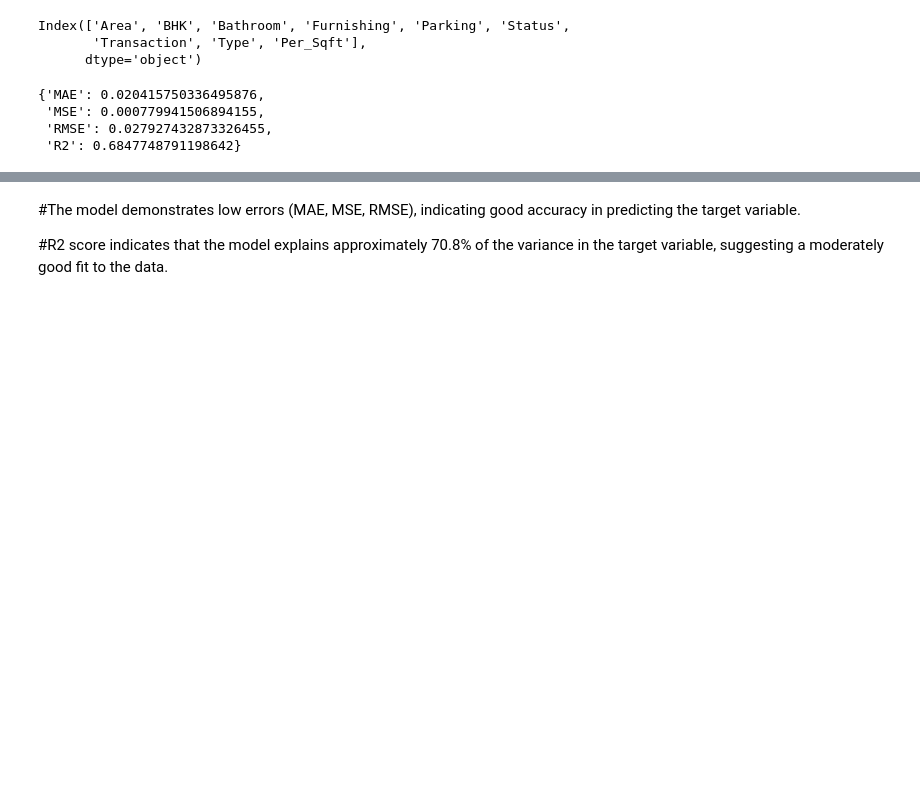
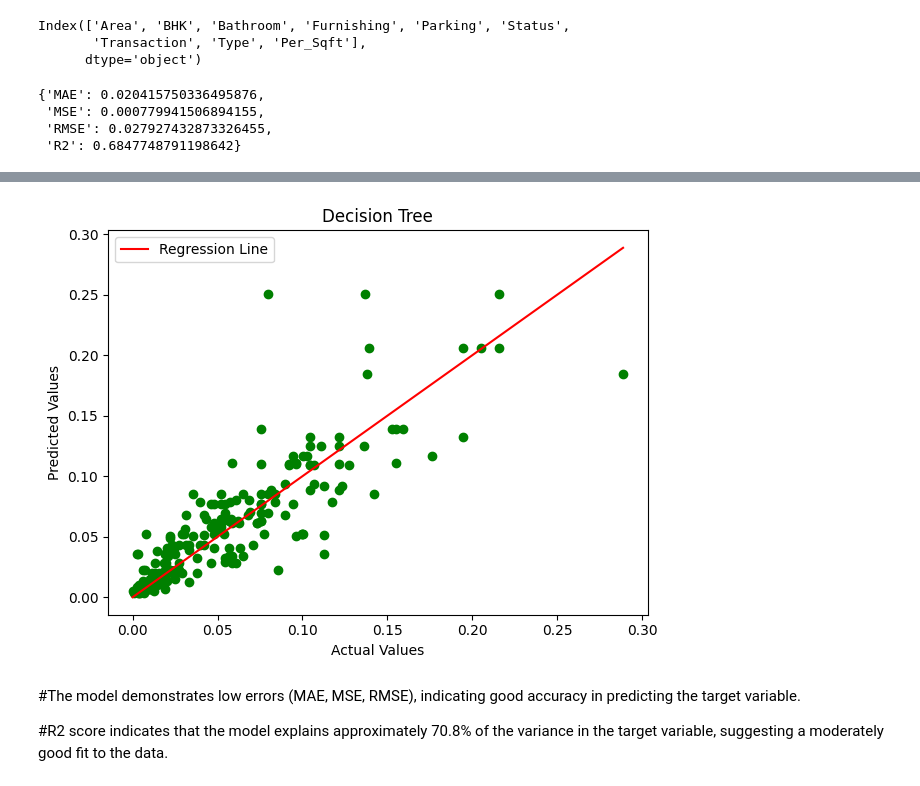
Before and after one commit to surajjorwar/Machine-Learning-Tasks-, a Jupyter notebook: regression(video4).ipynb, the cells around one changed output, grey strips where cells are left out. Cells and saved outputs as stored; diff of their text form; code cells hidden in the pictures; blank space fills up the shorter version.

```diff
--- a/regression(video4).ipynb
+++ b/regression(video4).ipynb
@@ -301,7 +301,7 @@ combined_columns1 = original_columns + list(ohe.get_feature_names_out(['Furnishi
 
 # Create DataFrame from combined data
 X_train_combined = pd.DataFrame(combined_data, columns=combined_columns)
-X_tets_combined = pd.DataFrame(combined_data1, columns=combined_columns1)
+X_test_combined = pd.DataFrame(combined_data1, columns=combined_columns1)
 # %%
 from sklearn.metrics import mean_absolute_error, mean_squared_error, r2_score
 import numpy as np
@@ -373,7 +373,7 @@ model.fit(X_train_combined, y_train)
 
 
 # Make predictions
-DT = model.predict(X_tets_combined)
+DT = model.predict(X_test_combined)
 # Evaluate performance
 regression_metrics(y_test ,DT )
 # %% [output]
@@ -384,3 +384,22 @@ regression_metrics(y_test ,DT )
+# %%
+# visualizing  regression line
+import matplotlib.pyplot as plt
+import numpy as np
+from sklearn.linear_model import LinearRegression
+from sklearn.tree import DecisionTreeRegressor
+
+# Plot Decision Tree
+plt.scatter(y_test, DT, color='green')
+plt.plot([min(y_test), max(y_test)], [min(y_test), max(y_test)], color='red', label='Regression Line')
+plt.xlabel('Actual Values')
+plt.ylabel('Predicted Values')
+plt.title('Decision Tree')
+plt.legend()
+
+plt.tight_layout()
+plt.show()
+# %% [output]
+[figure, added]
 # %% [markdown]
 #The model demonstrates  low errors (MAE, MSE, RMSE), indicating good accuracy in predicting the target variable.
 
```
Also changed, not shown: parts of 3 cells of this notebook.
